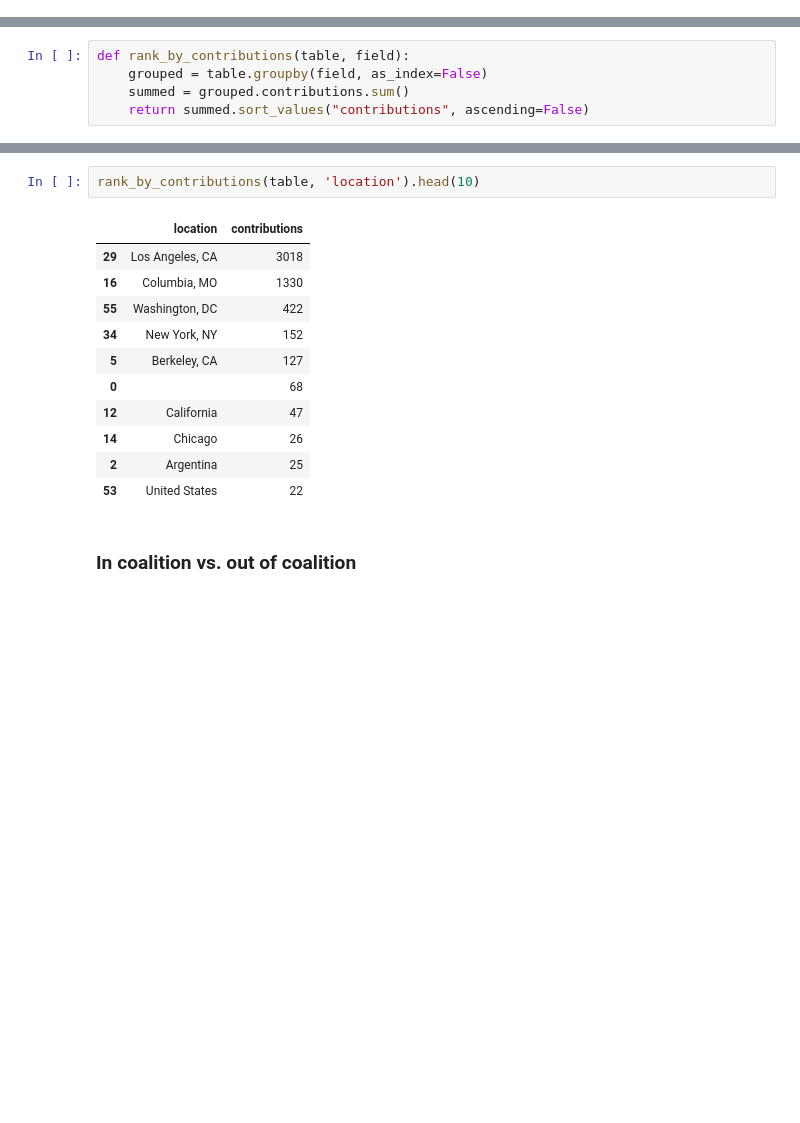
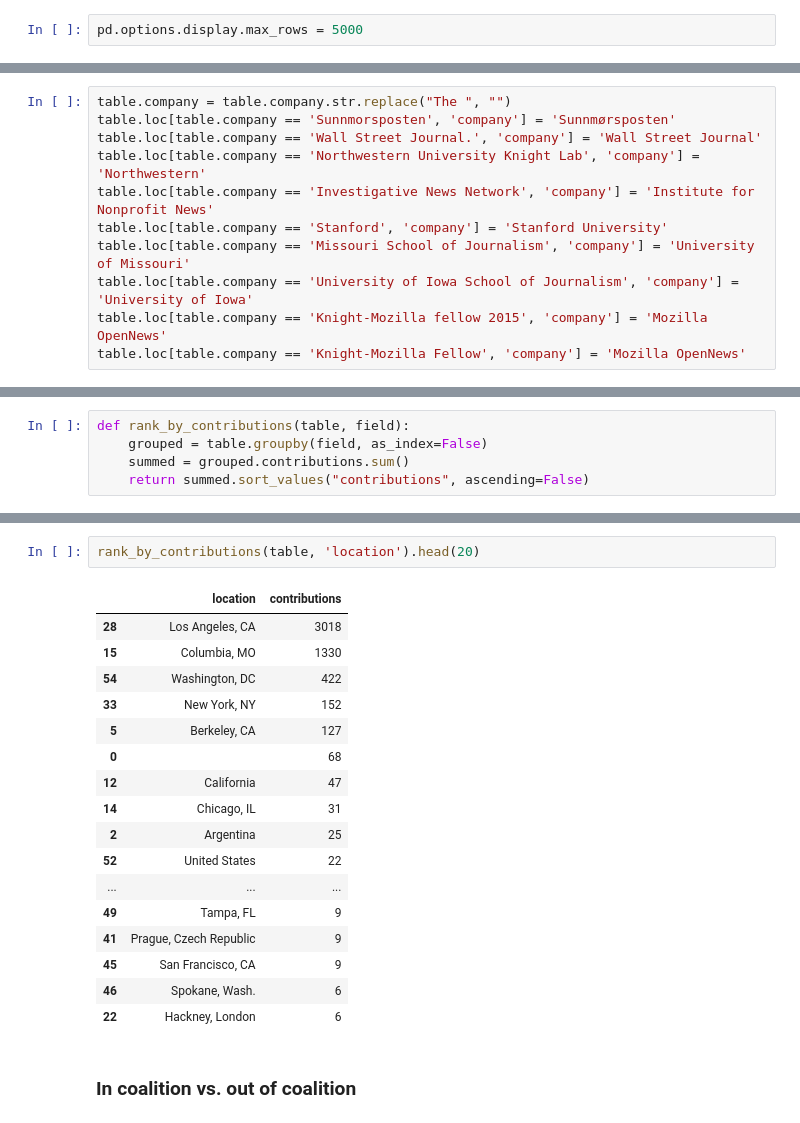
Before and after one commit to palewire/python-calaccess-notebooks, a Jupyter notebook: project-management/contributors.ipynb, the cells around one changed output, grey strips where cells are left out. Saved outputs shown, nothing was run; the diff lists cells and outputs as text; blank space fills up the shorter version.

```diff
--- a/project-management/contributors.ipynb
+++ b/project-management/contributors.ipynb
@@ -7,3 +7,5 @@ This analysis is drawn from the open-source list of contributors compiled by Git
 # %%
 import pandas as pd
 import numpy as np
+# %%
+pd.options.display.max_rows = 5000
@@ -56,6 +60,17 @@ table.loc[table.location == 'Los Angeles', 'location'] = 'Los Angeles, CA'
 table.loc[table.location == 'Washington D.C.', 'location'] = 'Washington, DC'
 table.loc[table.location == 'Washington, D.C.', 'location'] = 'Washington, DC'
 table.loc[table.location == 'Chicago', 'location'] = 'Chicago, IL'
+# %%
+table.company = table.company.str.replace("The ", "")
+table.loc[table.company == 'Sunnmorsposten', 'company'] = 'Sunnmørsposten'
+table.loc[table.company == 'Wall Street Journal.', 'company'] = 'Wall Street Journal'
+table.loc[table.company == 'Northwestern University Knight Lab', 'company'] = 'Northwestern'
+table.loc[table.company == 'Investigative News Network', 'company'] = 'Institute for Nonprofit News'
+table.loc[table.company == 'Stanford', 'company'] = 'Stanford University'
+table.loc[table.company == 'Missouri School of Journalism', 'company'] = 'University of Missouri'
+table.loc[table.company == 'University of Iowa School of Journalism', 'company'] = 'University of Iowa'
+table.loc[table.company == 'Knight-Mozilla fellow 2015', 'company'] = 'Mozilla OpenNews'
+table.loc[table.company == 'Knight-Mozilla Fellow', 'company'] = 'Mozilla OpenNews'
 # %% [markdown]
 ### Identify gaps
 # %% [markdown]
@@ -183,17 +239,23 @@ rank_by_contributions(table, 'company').head(10)
 # %%
-rank_by_contributions(table, 'location').head(10)
+rank_by_contributions(table, 'location').head(20)
 # %% [output]
 |  | location | contributions |
-| 29 | Los Angeles, CA | 3018 |
-| 16 | Columbia, MO | 1330 |
-| 55 | Washington, DC | 422 |
-| 34 | New York, NY | 152 |
+| 28 | Los Angeles, CA | 3018 |
+| 15 | Columbia, MO | 1330 |
+| 54 | Washington, DC | 422 |
+| 33 | New York, NY | 152 |
 | 5 | Berkeley, CA | 127 |
 | 0 |  | 68 |
 | 12 | California | 47 |
-| 14 | Chicago | 26 |
+| 14 | Chicago, IL | 31 |
 | 2 | Argentina | 25 |
-| 53 | United States | 22 |
+| 52 | United States | 22 |
+| ... | ... | ... |
+| 49 | Tampa, FL | 9 |
+| 41 | Prague, Czech Republic | 9 |
+| 45 | San Francisco, CA | 9 |
+| 46 | Spokane, Wash. | 6 |
+| 22 | Hackney, London | 6 |
 # %% [markdown]
 ### In coalition vs. out of coalition
 # %%
```
Also changed, not shown: parts of 17 cells of this notebook, 1 other file.
